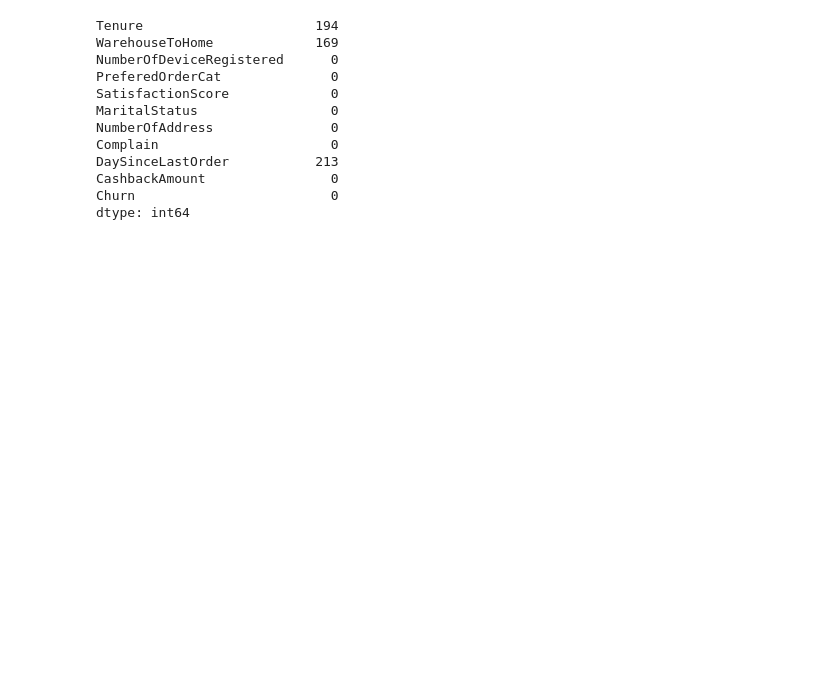
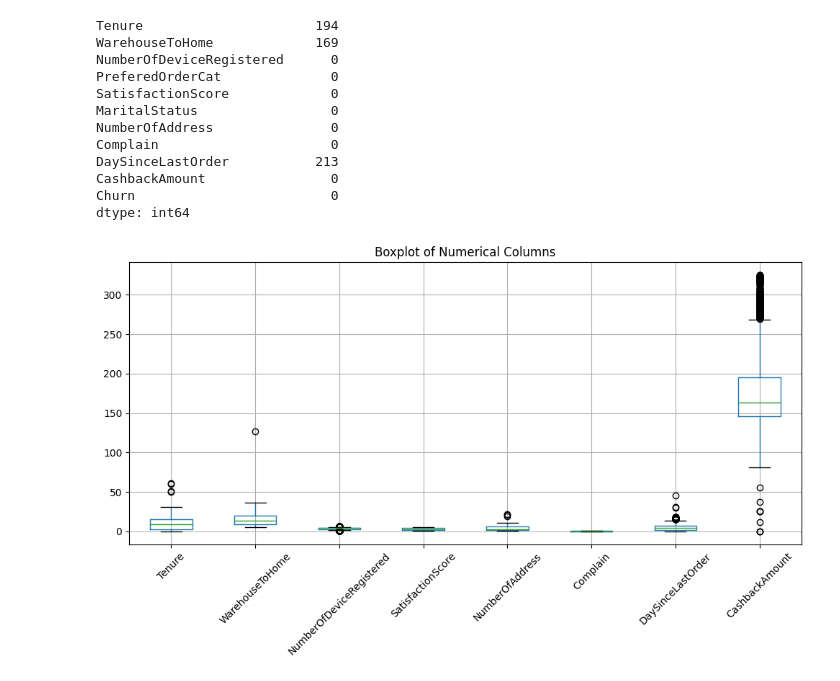
Before and after one commit to Sazibul-Islam-Siam/Customer_Churn_Prediction_using_ML, a Jupyter notebook: code.ipynb, the cells around one changed output. Drawn from its saved outputs; the diff is of its cells as text; code cells hidden in the pictures; blank space fills up the shorter version.

Commit message:
Added boxplot

```diff
--- a/code.ipynb
+++ b/code.ipynb
@@ -48,6 +48,18 @@ dtype: int64
 # %%
 # Handle missing values
 df.fillna(df.select_dtypes(include=[np.number]).mean(), inplace=True)
+# %%
+#Boxplot to visualize the distribution of numerical features
+num_column = df.select_dtypes(include=['int64', 'float64']).columns
+num_column = num_column.drop('Churn')
+# Plot boxplot for all numerical columns
+df[num_column].boxplot(figsize=(10, 6))
+plt.title('Boxplot of Numerical Columns')
+plt.xticks(rotation=45)  # Rotate labels if needed
+plt.tight_layout()
+plt.show()
+# %% [output]
+[figure, added]
 # %%
 
 
```
